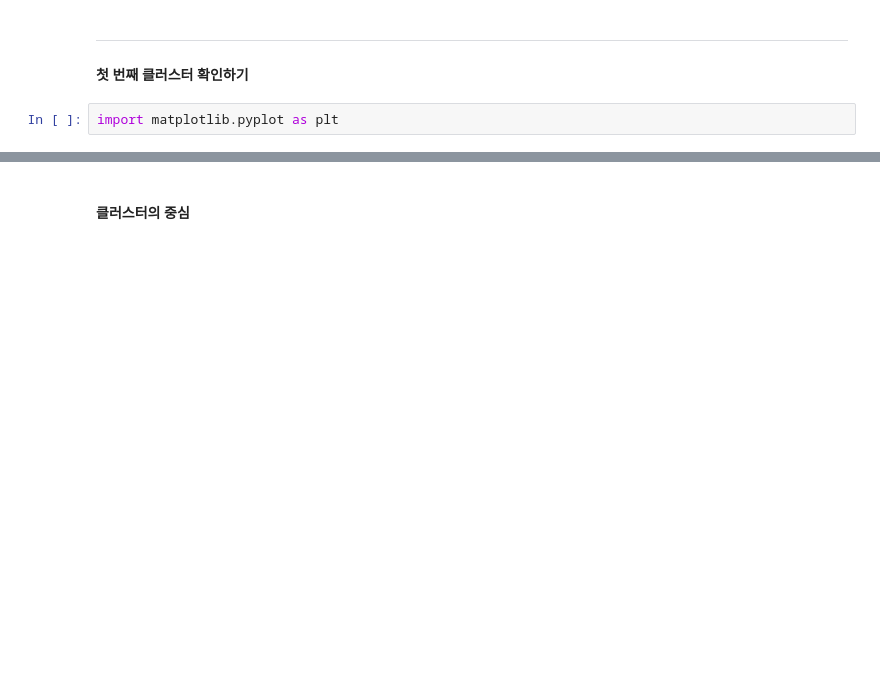
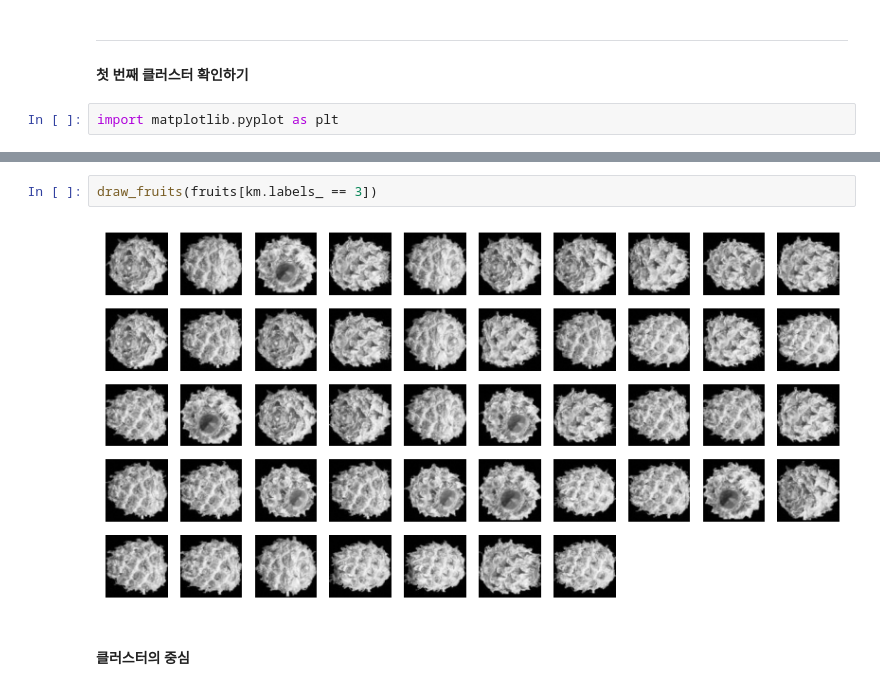
Before and after one commit to Sphen1sc1dae/MachineLearning, a Jupyter notebook: Note/23.k-평균.ipynb, the cells around one changed output, grey strips where cells are left out. Drawn from its saved outputs; the diff is of its cells as text; blank space fills up the shorter version.

```diff
--- a/Note/23.k-평균.ipynb
+++ b/Note/23.k-평균.ipynb
@@ -86,3 +84,7 @@ AttributeError: 'numpy.ndarray' object has no attribute 'axis'
+# %%
+draw_fruits(fruits[km.labels_ == 3])
+# %% [output]
+[figure, added]
 # %% [markdown]
 #### 클러스터의 중심
 # %%
```
Also changed, not shown: parts of 4 cells of this notebook.
